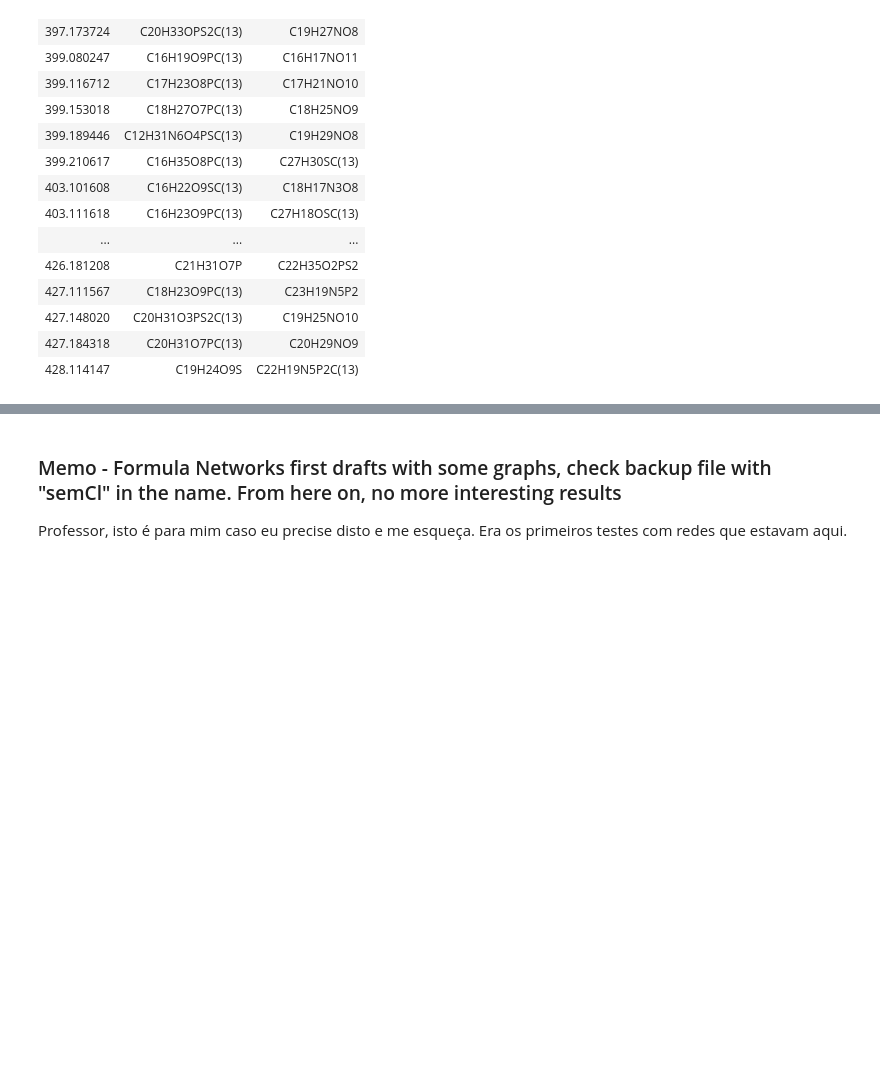
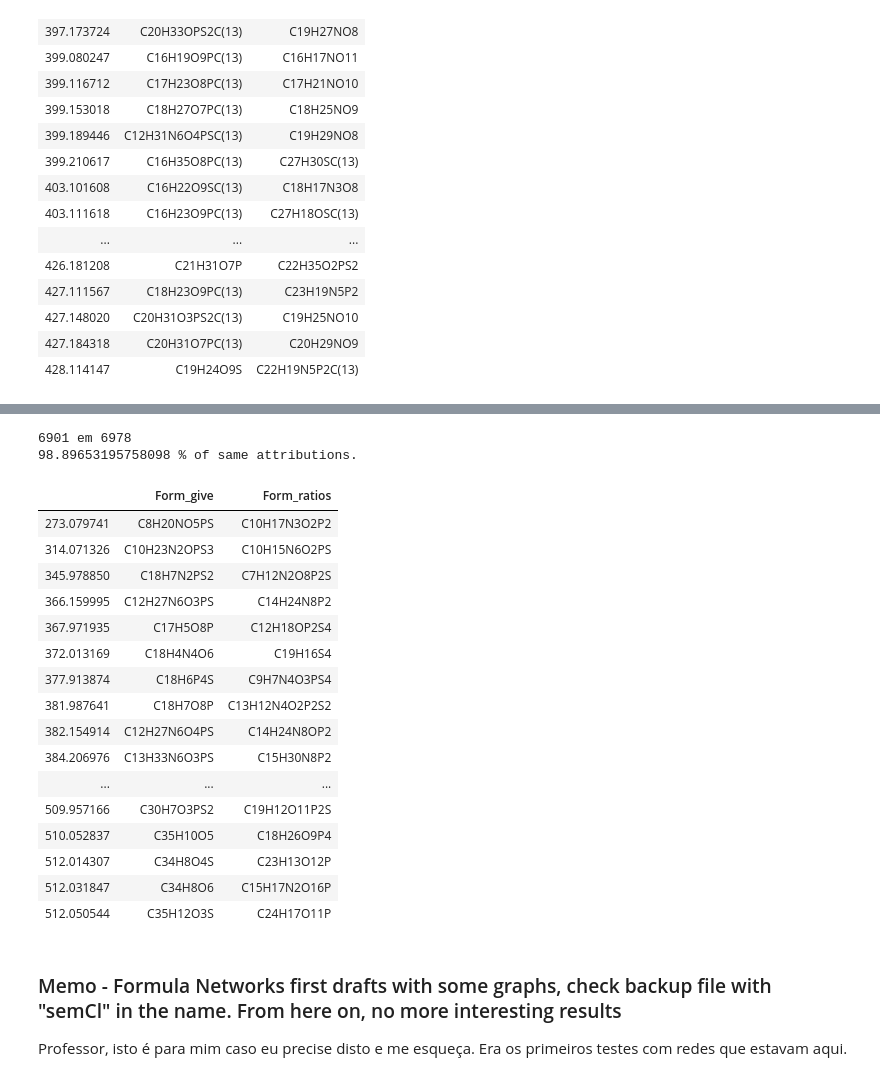
Before and after one commit to aeferreira/similarity_share, a Jupyter notebook: FormGeneration_Assignment.ipynb, the cells around one changed output, grey strips where cells are left out. Cells and saved outputs as stored; diff of their text form; code cells hidden in the pictures; blank space fills up the shorter version.

```diff
--- a/FormGeneration_Assignment.ipynb
+++ b/FormGeneration_Assignment.ipynb
@@ -1060,3 +1301,53 @@ ccccc.iloc[50:100]
+# %%
+ending = ending.loc[ending.index<800]
+ending = ending.loc[ending.index>100]
+#ending = ending['C(13)' in ending['Formula']]
+colus = ending[['Form_give','Form_ratios']]
+colus2 = colus.notnull()
+
+intersection = 0
+for i in range(len(colus)):
+    if colus.iloc[i,0] == colus.iloc[i,1]:
+        intersection = intersection + 1
+
+print(intersection, 'em', colus2.sum().iloc[0])
+print(intersection/colus2.sum().iloc[0]*100, '% of same attributions.', )
+# %% [output]
+6901 em 6978
+98.89653195758098 % of same attributions.
+# %%
+ddddd = colus[colus.fillna(0)['Form_ratios'] != 0]
+#ddddd = colus[colus.fillna(0)['Form_give'] != 0]
+ccccc = ddddd[ddddd['Form_ratios'] != ddddd['Form_give']]
+oi = []
+#oi = pd.DataFrame(columns = ['Formula'])
+for i in range(len(ccccc)):
+    if 'C(13)' in ccccc['Form_ratios'].iloc[i]:
+        oi.append(ccccc.iloc[i])
+    #if 'C(13)' in ccccc['Form_give'].iloc[i]:
+        #oi.append(ccccc.iloc[i])
+#len(oi)
+#len(oi) / (colus2.sum().iloc[0] - intersection)
+# %%
+ccccc.iloc[:60]
+# %% [output]
+|  | Form_give | Form_ratios |
+| 273.079741 | C8H20NO5PS | C10H17N3O2P2 |
+| 314.071326 | C10H23N2OPS3 | C10H15N6O2PS |
+| 345.978850 | C18H7N2PS2 | C7H12N2O8P2S |
+| 366.159995 | C12H27N6O3PS | C14H24N8P2 |
+| 367.971935 | C17H5O8P | C12H18OP2S4 |
+| 372.013169 | C18H4N4O6 | C19H16S4 |
+| 377.913874 | C18H6P4S | C9H7N4O3PS4 |
+| 381.987641 | C18H7O8P | C13H12N4O2P2S2 |
+| 382.154914 | C12H27N6O4PS | C14H24N8OP2 |
+| 384.206976 | C13H33N6O3PS | C15H30N8P2 |
+| ... | ... | ... |
+| 509.957166 | C30H7O3PS2 | C19H12O11P2S |
+| 510.052837 | C35H10O5 | C18H26O9P4 |
+| 512.014307 | C34H8O4S | C23H13O12P |
+| 512.031847 | C34H8O6 | C15H17N2O16P |
+| 512.050544 | C35H12O3S | C24H17O11P |
 # %% [markdown]
 ### Memo - Formula Networks first drafts with some graphs, check backup file with "semCl" in the name. From here on, no more interesting results
 
```
Also changed, not shown: parts of 27 cells of this notebook.
